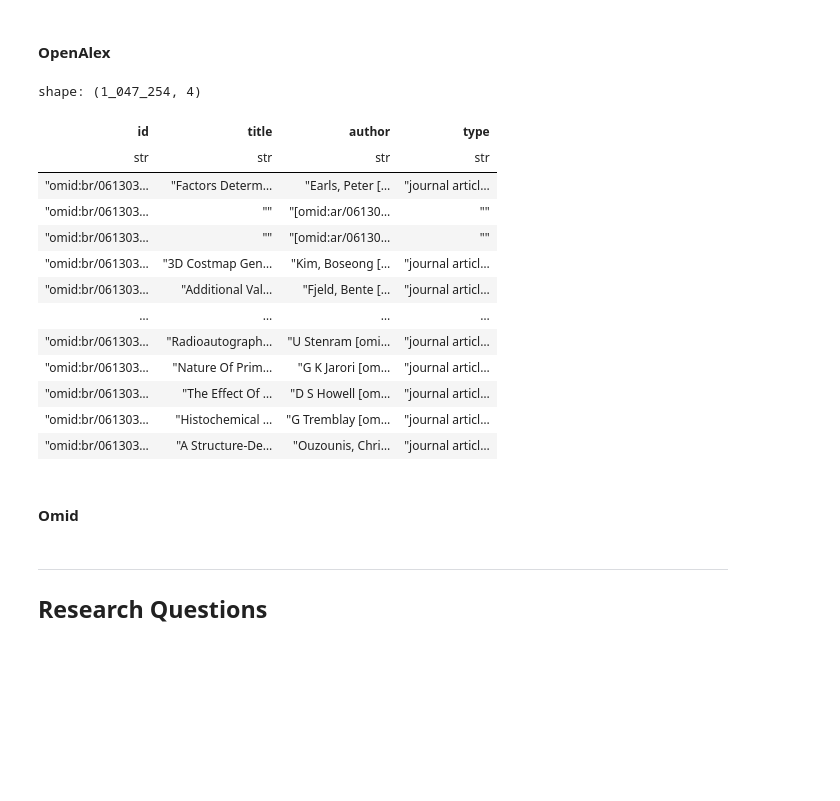
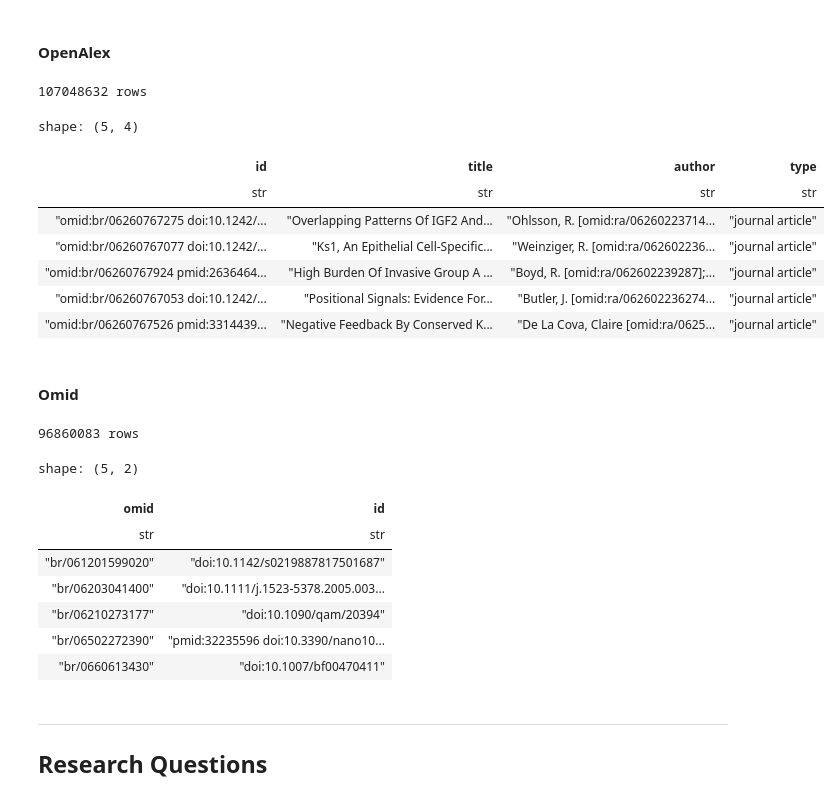
Before and after one commit to open-sci/2023-2024-atreides-code, a Jupyter notebook: leo.ipynb, the cells around one changed output. Saved outputs shown, nothing was run; the diff lists cells and outputs as text; code cells hidden in the pictures; blank space fills up the shorter version.

```diff
--- a/leo.ipynb
+++ b/leo.ipynb
@@ -121,37 +122,43 @@ for file in tqdm(openalex_zip.namelist()):
 # %%
 ### read the parquet files
 
 parquet_files = glob.glob('./data/openalex_parquet/*.parquet')
 
-openalex_query = (
+openalex_lf = (
     pl.scan_parquet(parquet_files)
-    .with_columns(pl.col("id"))
-    .filter(pl.col("id").str.starts_with("omid:br/061303"))
-    .fetch(streaming=True)
     )
+
+print(openalex_lf.select(pl.len()).collect().item(), 'rows')
+openalex_lf.fetch(5)
+# %% [output]
+107048632 rows
+shape: (5, 4)
+| id | title | author | type |
+| str | str | str | str |
+| "omid:br/06260767275 doi:10.1242/... | "Overlapping Patterns Of IGF2 And... | "Ohlsson, R. [omid:ra/06260223714... | "journal article" |
+| "omid:br/06260767077 doi:10.1242/... | "Ks1, An Epithelial Cell-Specific... | "Weinziger, R. [omid:ra/062602236... | "journal article" |
+| "omid:br/06260767924 pmid:2636464... | "High Burden Of Invasive Group A ... | "Boyd, R. [omid:ra/062602239287];... | "journal article" |
+| "omid:br/06260767053 doi:10.1242/... | "Positional Signals: Evidence For... | "Butler, J. [omid:ra/062602236274... | "journal article" |
+| "omid:br/06260767526 pmid:3314439... | "Negative Feedback By Conserved K... | "De La Cova, Claire [omid:ra/0625... | "journal article" |
-# %%
-openalex_query
-# %% [output]
-shape: (1_047_254, 4)
-| id | title | author | type |
-| str | str | str | str |
-| "omid:br/061303… | "Factors Determ… | "Earls, Peter [… | "journal articl… |
-| "omid:br/061303… | "" | "[omid:ar/06130… | "" |
-| "omid:br/061303… | "" | "[omid:ar/06130… | "" |
-| "omid:br/061303… | "3D Costmap Gen… | "Kim, Boseong [… | "journal articl… |
-| "omid:br/061303… | "Additional Val… | "Fjeld, Bente [… | "journal articl… |
-| … | … | … | … |
-| "omid:br/061303… | "Radioautograph… | "U Stenram [omi… | "journal articl… |
-| "omid:br/061303… | "Nature Of Prim… | "G K Jarori [om… | "journal articl… |
-| "omid:br/061303… | "The Effect Of … | "D S Howell [om… | "journal articl… |
-| "omid:br/061303… | "Histochemical … | "G Tremblay [om… | "journal articl… |
-| "omid:br/061303… | "A Structure-De… | "Ouzounis, Chri… | "journal articl… |
 # %% [markdown]
 #### Omid
 # %%
 omid_lf = (
     pl.scan_parquet("./data/omid.parquet")
 )
+
+print(omid_lf.select(pl.len()).collect().item(), 'rows')
+omid_lf.fetch(5)
+# %% [output]
+96860083 rows
+shape: (5, 2)
+| omid | id |
+| str | str |
+| "br/061201599020" | "doi:10.1142/s0219887817501687" |
+| "br/06203041400" | "doi:10.1111/j.1523-5378.2005.003... |
+| "br/06210273177" | "doi:10.1090/qam/20394" |
+| "br/06502272390" | "pmid:32235596 doi:10.3390/nano10... |
+| "br/0660613430" | "doi:10.1007/bf00470411" |
 # %% [markdown]
 ---
 ## Research Questions
```
Also changed, not shown: parts of 15 cells of this notebook.
